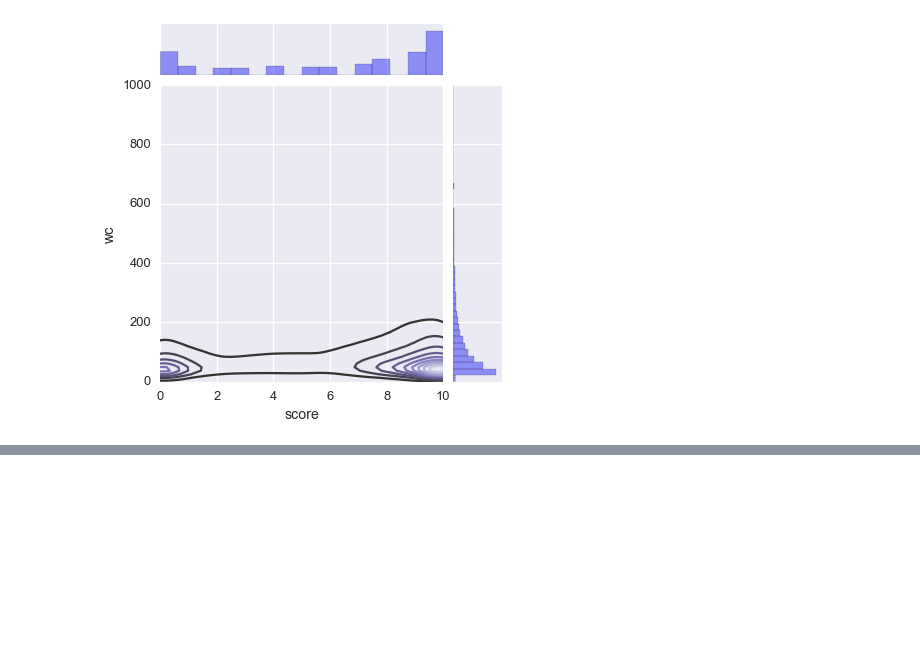
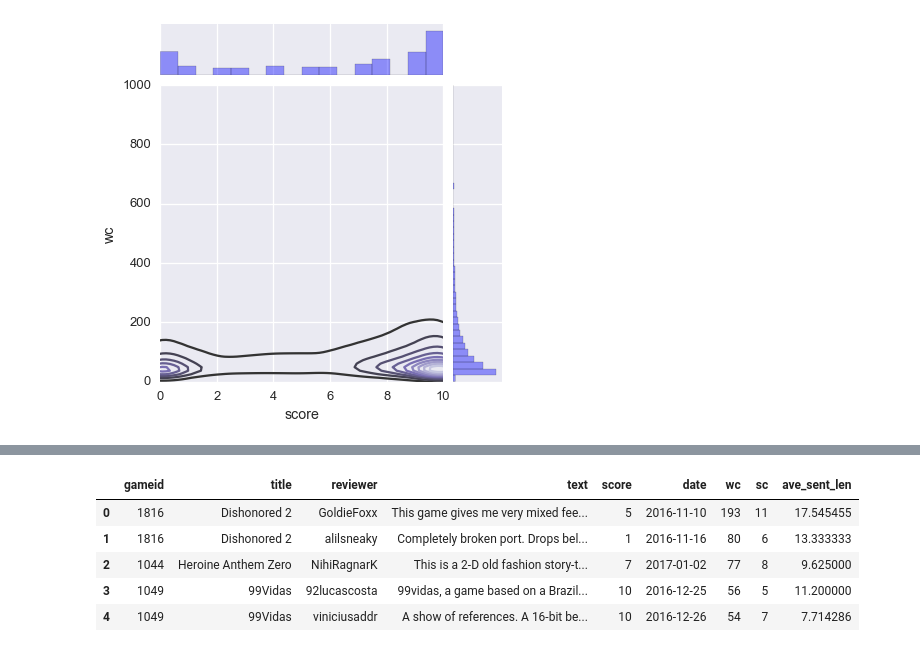
Before and after one commit to rick-wolf/ScrapeGame, a Jupyter notebook: notebooks/EDA.ipynb, the cells around one changed output, grey strips where cells are left out. Cells and saved outputs as stored; diff of their text form; code cells hidden in the pictures; blank space fills up the shorter version.

Commit message:
looked at average sentence length in reviews

```diff
--- a/notebooks/EDA.ipynb
+++ b/notebooks/EDA.ipynb
@@ -122,0 +149,9 @@ g = g.plot_marginals(sns.distplot, kde=False, color='b')
+# %%
+df.head()
+# %% [output]
+|  | gameid | title | reviewer | text | score | date | wc | sc | ave_sent_len |
+| 0 | 1816 | Dishonored 2 | GoldieFoxx | This game gives me very mixed fee... | 5 | 2016-11-10 | 193 | 11 | 17.545455 |
+| 1 | 1816 | Dishonored 2 | alilsneaky | Completely broken port. Drops bel... | 1 | 2016-11-16 | 80 | 6 | 13.333333 |
+| 2 | 1044 | Heroine Anthem Zero | NihiRagnarK | This is a 2-D old fashion story-t... | 7 | 2017-01-02 | 77 | 8 | 9.625000 |
+| 3 | 1049 | 99Vidas | 92lucascosta | 99vidas, a game based on a Brazil... | 10 | 2016-12-25 | 56 | 5 | 11.200000 |
+| 4 | 1049 | 99Vidas | viniciusaddr | A show of references. A 16-bit be... | 10 | 2016-12-26 | 54 | 7 | 7.714286 |
```
Also changed, not shown: parts of 7 cells of this notebook.
